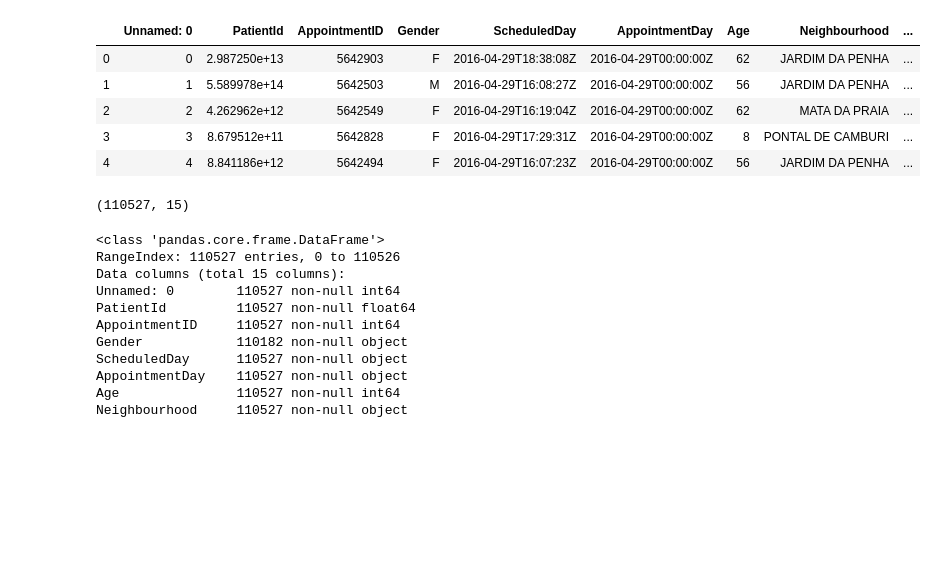
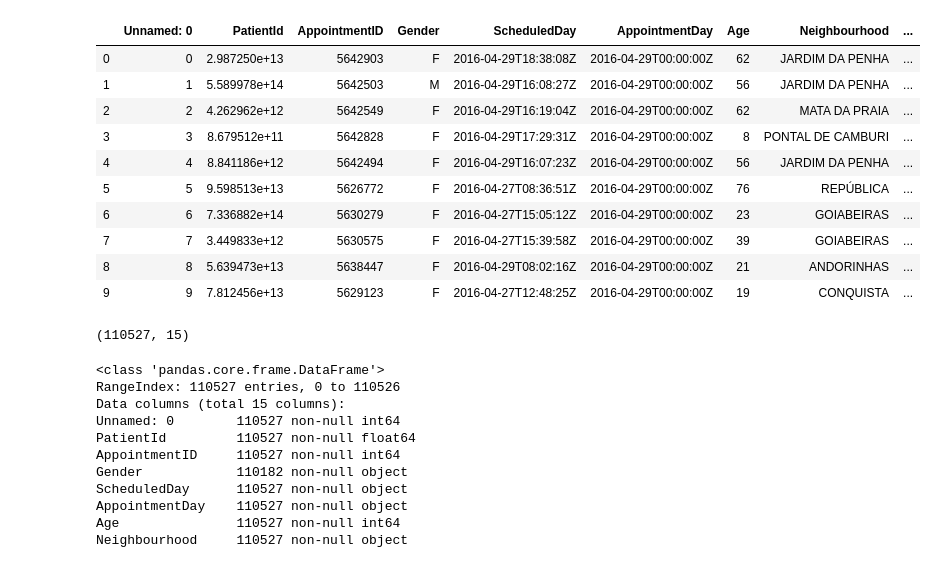
Before and after one commit to marlizana/project-ml-show-noshow, a Jupyter notebook: show_no_show.ipynb, the cells around one changed output. Saved outputs shown, nothing was run; the diff lists cells and outputs as text; code cells hidden in the pictures; blank space fills up the shorter version.

```diff
--- a/show_no_show.ipynb
+++ b/show_no_show.ipynb
@@ -7,14 +7,19 @@ import matplotlib.pyplot as plt
 # %%
 show_no_show = pd.read_csv('data/show_no_show.csv')
 # %%
-show_no_show.head()
+show_no_show.head(10)
 # %% [output]
 |  | Unnamed: 0 | PatientId | AppointmentID | Gender | ScheduledDay | AppointmentDay | Age | Neighbourhood | ... |
 | 0 | 0 | 2.987250e+13 | 5642903 | F | 2016-04-29T18:38:08Z | 2016-04-29T00:00:00Z | 62 | JARDIM DA PENHA | ... |
 | 1 | 1 | 5.589978e+14 | 5642503 | M | 2016-04-29T16:08:27Z | 2016-04-29T00:00:00Z | 56 | JARDIM DA PENHA | ... |
 | 2 | 2 | 4.262962e+12 | 5642549 | F | 2016-04-29T16:19:04Z | 2016-04-29T00:00:00Z | 62 | MATA DA PRAIA | ... |
 | 3 | 3 | 8.679512e+11 | 5642828 | F | 2016-04-29T17:29:31Z | 2016-04-29T00:00:00Z | 8 | PONTAL DE CAMBURI | ... |
 | 4 | 4 | 8.841186e+12 | 5642494 | F | 2016-04-29T16:07:23Z | 2016-04-29T00:00:00Z | 56 | JARDIM DA PENHA | ... |
+| 5 | 5 | 9.598513e+13 | 5626772 | F | 2016-04-27T08:36:51Z | 2016-04-29T00:00:00Z | 76 | REPÚBLICA | ... |
+| 6 | 6 | 7.336882e+14 | 5630279 | F | 2016-04-27T15:05:12Z | 2016-04-29T00:00:00Z | 23 | GOIABEIRAS | ... |
+| 7 | 7 | 3.449833e+12 | 5630575 | F | 2016-04-27T15:39:58Z | 2016-04-29T00:00:00Z | 39 | GOIABEIRAS | ... |
+| 8 | 8 | 5.639473e+13 | 5638447 | F | 2016-04-29T08:02:16Z | 2016-04-29T00:00:00Z | 21 | ANDORINHAS | ... |
+| 9 | 9 | 7.812456e+13 | 5629123 | F | 2016-04-27T12:48:25Z | 2016-04-29T00:00:00Z | 19 | CONQUISTA | ... |
 # %%
 show_no_show.shape
 # %% [output]
```
Also changed, not shown: parts of 15 cells of this notebook.
